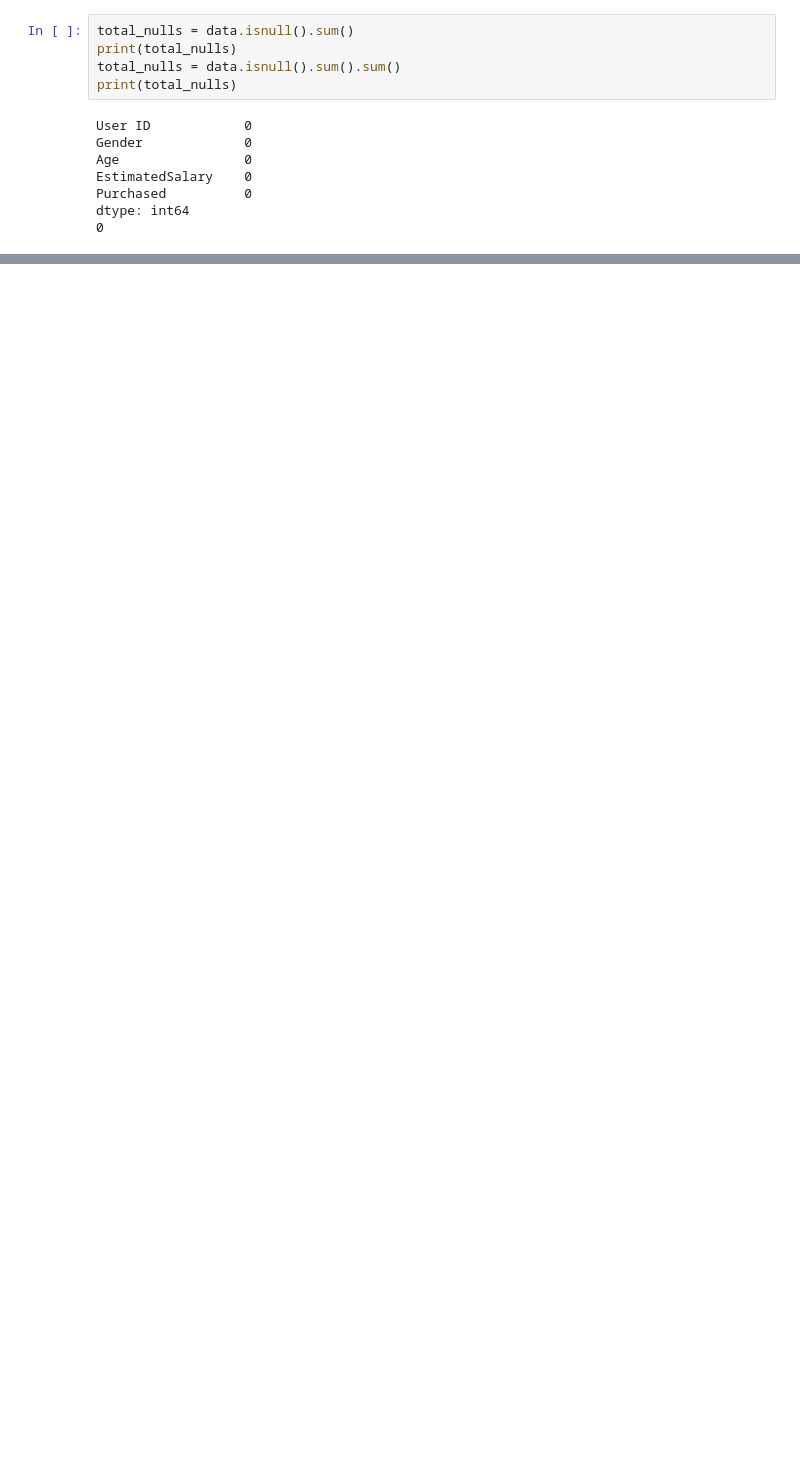
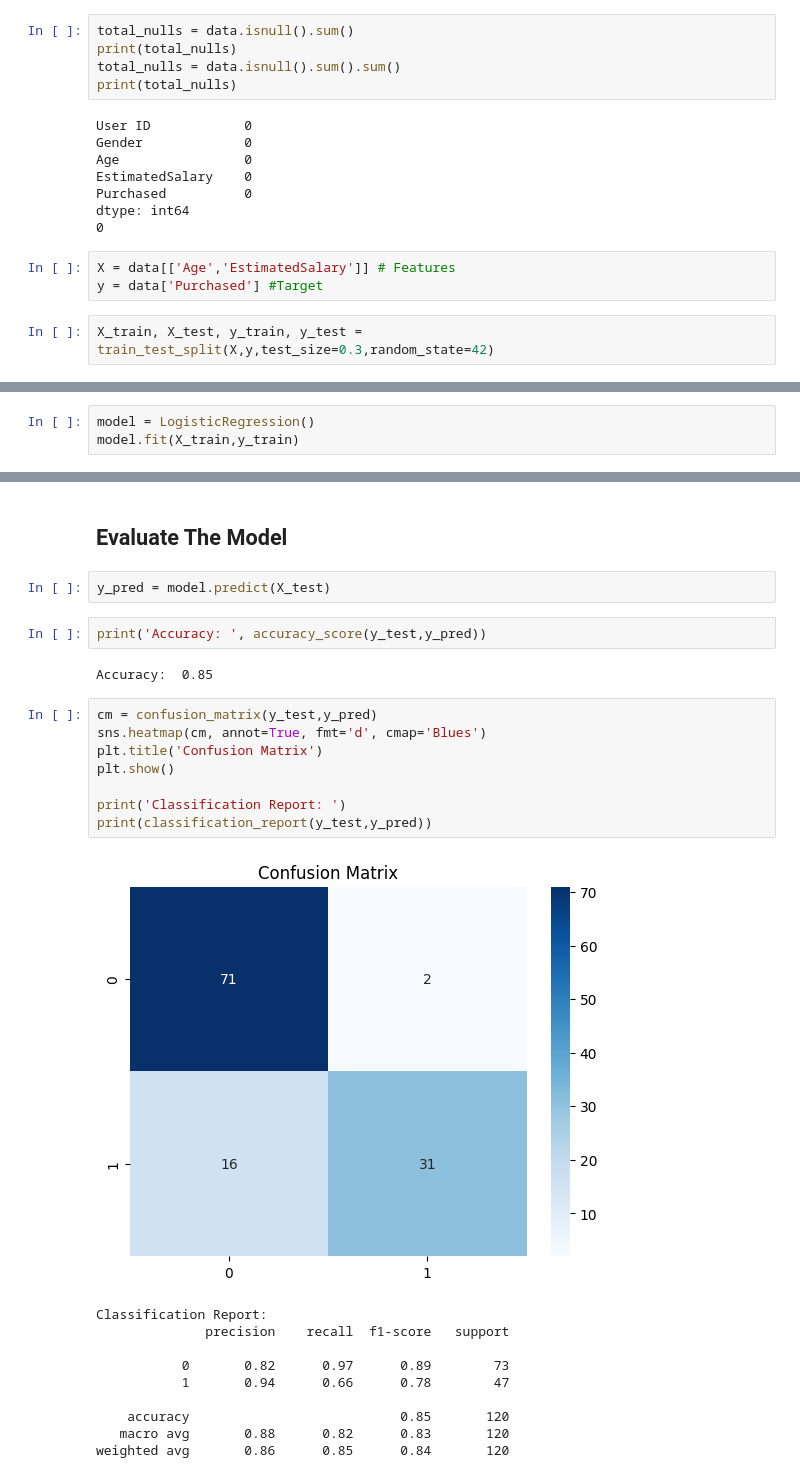
Before and after one commit to Hansil-Chapadiya/DataScience_MachineLearning, a Jupyter notebook: DSAndML/Jupyternotebook/Suv_data_from_scratch.ipynb, the cells around one changed output, grey strips where cells are left out. Cells and saved outputs as stored; diff of their text form; blank space fills up the shorter version.

Commit message:
Model Trained and tested

```diff
--- a/DSAndML/Jupyternotebook/Suv_data_from_scratch.ipynb
+++ b/DSAndML/Jupyternotebook/Suv_data_from_scratch.ipynb
@@ -75,3 +77,8 @@ EstimatedSalary    0
 Purchased          0
 dtype: int64
 0
+# %%
+X = data[['Age','EstimatedSalary']] # Features
+y = data['Purchased'] #Target
+# %%
+X_train, X_test, y_train, y_test = train_test_split(X,y,test_size=0.3,random_state=42)
@@ -77,0 +87,3 @@ dtype: int64
+# %%
+model = LogisticRegression()
+model.fit(X_train,y_train)
@@ -77,0 +100,27 @@ dtype: int64
+# %% [markdown]
+## Evaluate The Model
+# %%
+y_pred = model.predict(X_test)
+# %%
+print('Accuracy: ', accuracy_score(y_test,y_pred))
+# %% [output]
+Accuracy:  0.85
+# %%
+cm = confusion_matrix(y_test,y_pred)
+sns.heatmap(cm, annot=True, fmt='d', cmap='Blues')
+plt.title('Confusion Matrix')
+plt.show()
+
+print('Classification Report: ')
+print(classification_report(y_test,y_pred))
+# %% [output]
+[figure, added]
+Classification Report:
+              precision    recall  f1-score   support
+
+           0       0.82      0.97      0.89        73
+           1       0.94      0.66      0.78        47
+
+    accuracy                           0.85       120
+   macro avg       0.88      0.82      0.83       120
+weighted avg       0.86      0.85      0.84       120
```
Also changed, not shown: parts of 7 cells of this notebook.
